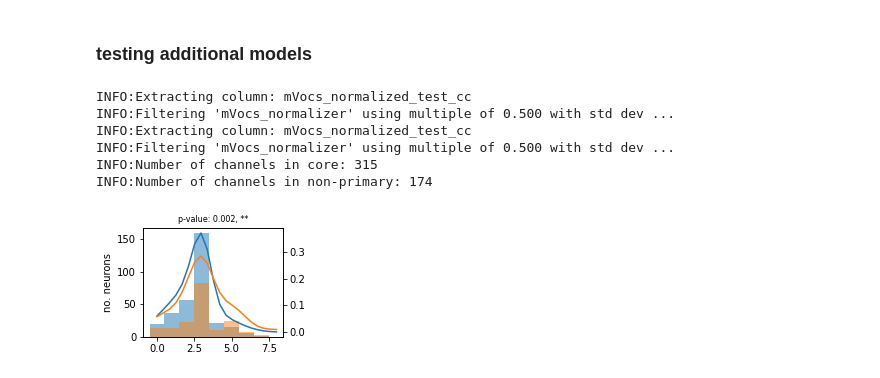
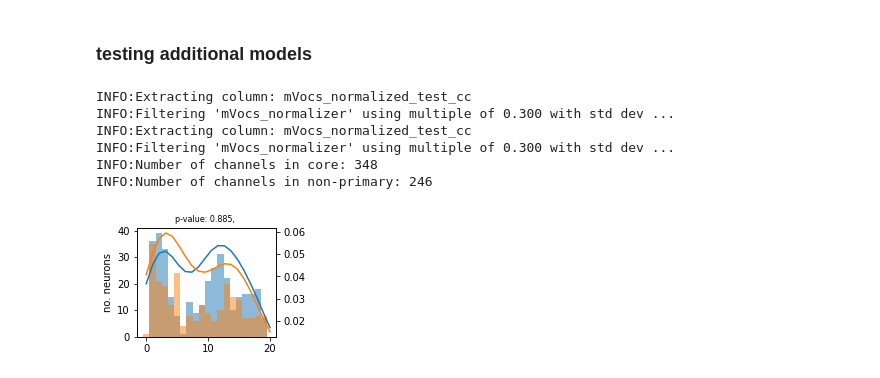
Before and after one commit to bilalhsp/Auditory_Cortex, a Jupyter notebook: paper_figures/preferred_layers.ipynb, the cells around one changed output. Cells and saved outputs as stored; diff of their text form; code cells hidden in the pictures.

```diff
--- a/paper_figures/preferred_layers.ipynb
+++ b/paper_figures/preferred_layers.ipynb
@@ -31,7 +31,7 @@ WARNING:SoX could not be found!
 ## paper figures
 # %%
 save_tikz=False
-threshold=0.5
+threshold=0.3
 lag = 200
 # %% [markdown]
 ### all models combined
@@ -301,28 +301,29 @@ INFO:Saved: /depot/jgmakin/data/auditory_cortex/results/tikz_plots/gap-1.0-peak-
 ### testing additional models
 # %%
 model_names = [
-    'cochcnn9',
+    # 'cochcnn9',
+    'w2v2_audioset'
 	]
 trained_identifier = f'ucsf_mVocs_trf_lags{lag}_bw50_regression_improved'
 tikz_indicator = f'trf{lag}'
 bin_width = 50
 mVocs = True
 tikzplots.plot_peak_layer_histograms(
 	model_names,
 	trained_identifier,
 	bin_width=bin_width,
 	mVocs=mVocs,
 	threshold = threshold,
     tikz_indicator=tikz_indicator,
     save_tikz=save_tikz,
 	fontsize=8,
 	figsize=(2.5,2),
 	)
 # %% [output]
 INFO:Extracting column: mVocs_normalized_test_cc
-INFO:Filtering 'mVocs_normalizer' using multiple of 0.500 with std dev ...
+INFO:Filtering 'mVocs_normalizer' using multiple of 0.300 with std dev ...
 INFO:Extracting column: mVocs_normalized_test_cc
-INFO:Filtering 'mVocs_normalizer' using multiple of 0.500 with std dev ...
-INFO:Number of channels in core: 315
-INFO:Number of channels in non-primary: 174
+INFO:Filtering 'mVocs_normalizer' using multiple of 0.300 with std dev ...
+INFO:Number of channels in core: 348
+INFO:Number of channels in non-primary: 246
-[figure, old version]
+[figure, new version]
```
Also changed, not shown: parts of 1 cell of this notebook, 51 other files.
